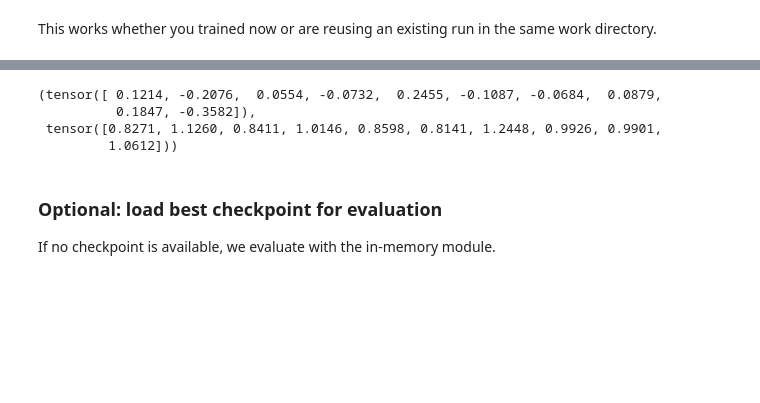
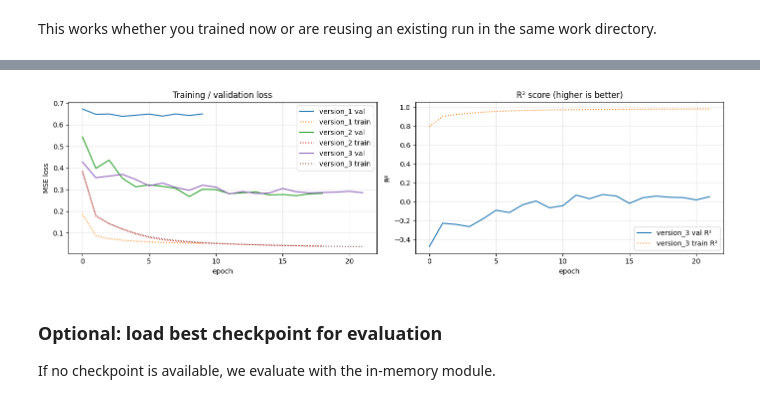
Before and after one commit to georgemilosh/closure, a Jupyter notebook: examples/tuto_train_haydn.ipynb, the cells around one changed output, grey strips where cells are left out. Saved outputs shown, nothing was run; the diff lists cells and outputs as text; code cells hidden in the pictures; blank space fills up the shorter version.

```diff
--- a/examples/tuto_train_haydn.ipynb
+++ b/examples/tuto_train_haydn.ipynb
@@ -118,7 +118,7 @@ run_config = {
     },
     'optimizer': {
         'criterion': 'MSELoss',
-        'metrics': ['L1Loss'],
+        'metrics': ['R2Score'],
         'optimizer': 'Adam',
         'lr': 5e-4,
         'weight_decay': 0.0,
@@ -413,30 +493,41 @@ else:
 # %%
 if not version_dirs:
     print('No logs available yet.')
 else:
-    fig, ax = plt.subplots(figsize=(8, 4))
+    fig, (ax1, ax2) = plt.subplots(1, 2, figsize=(14, 4))
     for vdir in version_dirs[-3:]:
         csv = vdir / 'metrics.csv'
         if not csv.exists():
             continue
         m = pd.read_csv(csv)
         if 'val_loss' in m.columns:
             val_df = m.dropna(subset=['val_loss'])
-            ax.plot(val_df['epoch'], val_df['val_loss'], label=f"{vdir.name} val_loss")
+            ax1.plot(val_df['epoch'], val_df['val_loss'], label=f"{vdir.name} val")
         if 'train_loss' in m.columns:
             tr_df = m.dropna(subset=['train_loss'])
-            ax.plot(tr_df['epoch'], tr_df['train_loss'], linestyle=':', label=f"{vdir.name} train_loss")
-    ax.set_xlabel('epoch')
-    ax.set_ylabel('loss')
-    ax.set_title('Training/validation losses')
-    ax.grid(alpha=0.3)
-    ax.legend()
+            ax1.plot(tr_df['epoch'], tr_df['train_loss'], linestyle=':', label=f"{vdir.name} train")
+        r2_col = next((c for c in m.columns if 'R2Score' in c and 'val' in c), None)
+        r2_train_col = next((c for c in m.columns if 'R2Score' in c and 'train' in c), None)
+        if r2_col:
+            r2_df = m.dropna(subset=[r2_col])
+            ax2.plot(r2_df['epoch'], r2_df[r2_col], label=f"{vdir.name} val R\u00b2")
+        if r2_train_col:
+            r2t_df = m.dropna(subset=[r2_train_col])
+            ax2.plot(r2t_df['epoch'], r2t_df[r2_train_col], linestyle=':', label=f"{vdir.name} train R\u00b2")
+    ax1.set_xlabel('epoch')
+    ax1.set_ylabel('MSE loss')
+    ax1.set_title('Training / validation loss')
+    ax1.grid(alpha=0.3)
+    ax1.legend()
+    ax2.set_xlabel('epoch')
+    ax2.set_ylabel('R\u00b2')
+    ax2.set_title('R\u00b2 score (higher is better)')
+    ax2.grid(alpha=0.3)
+    ax2.legend()
+    plt.tight_layout()
     plt.show()
 # %% [output]
-(tensor([ 0.1214, -0.2076,  0.0554, -0.0732,  0.2455, -0.1087, -0.0684,  0.0879,
-          0.1847, -0.3582]),
- tensor([0.8271, 1.1260, 0.8411, 1.0146, 0.8598, 0.8141, 1.2448, 0.9926, 0.9901,
-         1.0612]))
+[figure, added]
 # %% [markdown]
 ### Optional: load best checkpoint for evaluation
 
```
Also changed, not shown: parts of 22 cells of this notebook, 2 other files.
